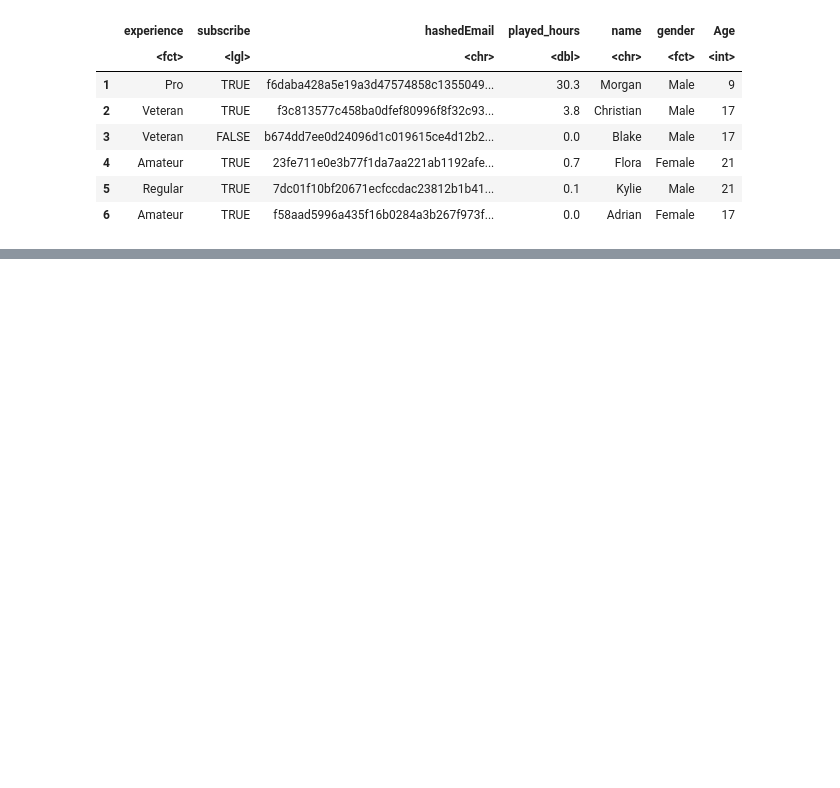
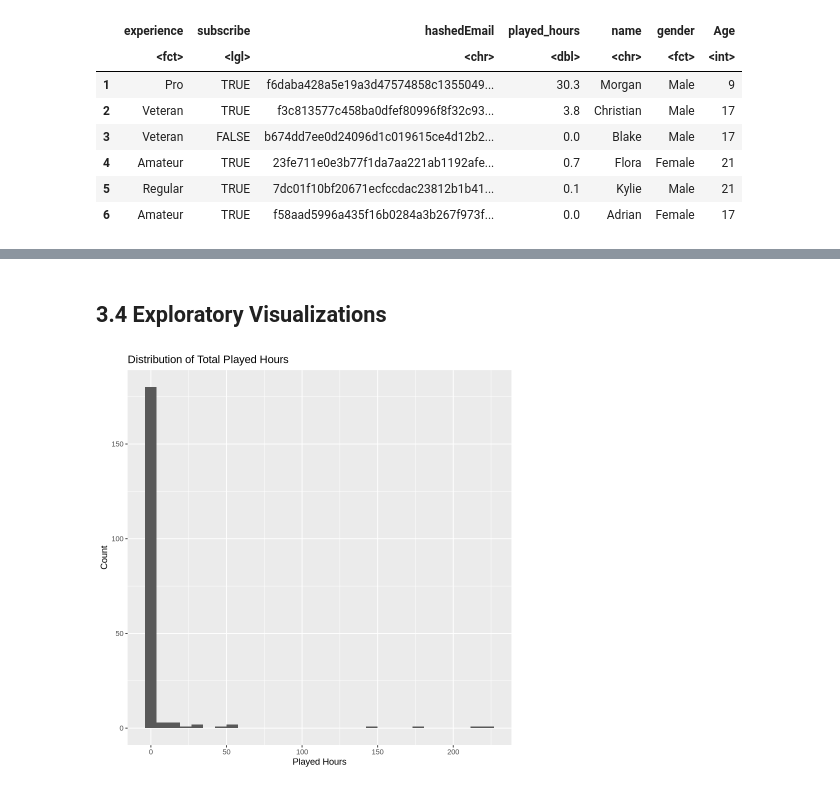
Before and after one commit to Adil-Bee200/Individual-report, a Jupyter notebook: Individual_report.ipynb, the cells around one changed output, grey strips where cells are left out. Cells and saved outputs as stored; diff of their text form; code cells hidden in the pictures; blank space fills up the shorter version.

```diff
--- a/Individual_report.ipynb
+++ b/Individual_report.ipynb
@@ -99,0 +110,10 @@ players_tidy |>
+# %% [markdown]
+## 3.4 Exploratory Visualizations
+# %%
+ggplot(players_tidy, aes(x = played_hours)) +
+  geom_histogram(bins = 30) +
+  labs(title = "Distribution of Total Played Hours",
+       x = "Played Hours",
+       y = "Count")
+# %% [output]
+[figure, added]
```
Also changed, not shown: parts of 7 cells of this notebook.
